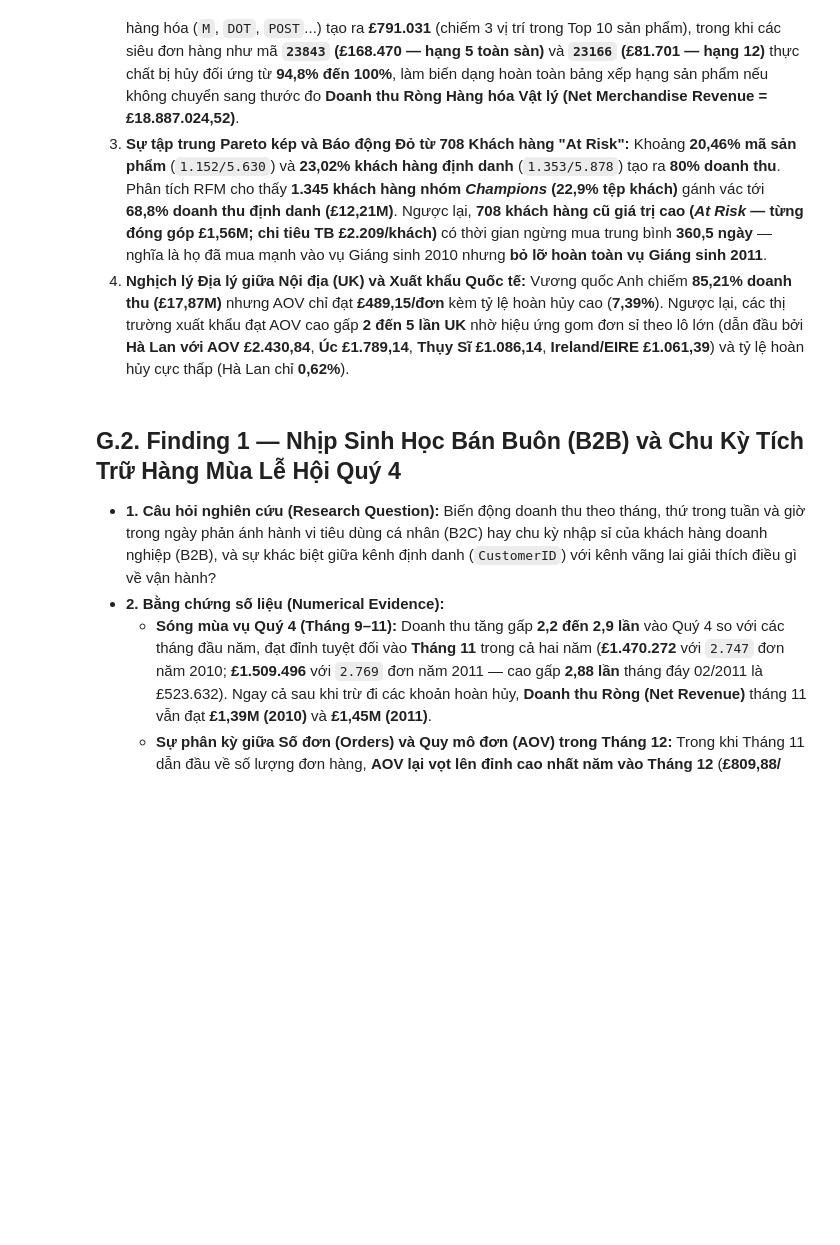
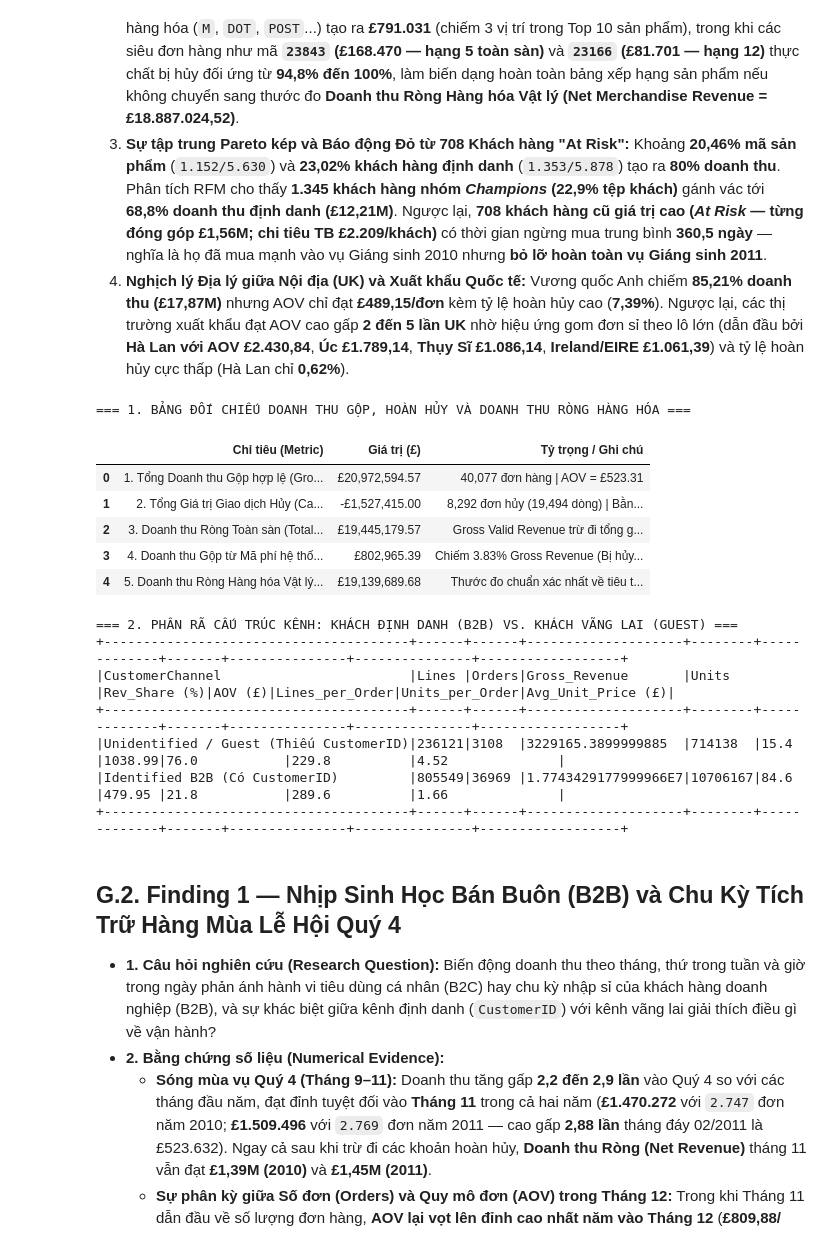
Before and after one commit to EconShark/23_big_data_analysis_mid, a Jupyter notebook: Case_Study_1/Phan tich ban hang voi PySpark.ipynb, the cells around one changed output. Saved outputs shown, nothing was run; the diff lists cells and outputs as text; code cells hidden in the pictures; blank space fills up the shorter version.

```diff
--- a/Case_Study_1/Phan tich ban hang voi PySpark.ipynb
+++ b/Case_Study_1/Phan tich ban hang voi PySpark.ipynb
@@ -1524,34 +1522,49 @@ cancel_total = float(cancel_stats['Cancel_Rev'])
 non_merch_gross = float(sales_enriched.filter(~F.col('IsMerchandise')).agg(F.sum('Revenue')).first()[0])
 non_merch_cancel = float(sales_cancelled.filter(~F.col('IsMerchandise')).agg(F.sum('CancelledRevenue')).first()[0])
 merch_net_total = (gross_total - non_merch_gross) - (cancel_total - non_merch_cancel)
 
 # 4. Phân rã kênh Khách hàng Định danh vs. Không định danh
 channel_summary_df = (sales_enriched.groupBy('CustomerChannel')
     .agg(
         F.count('*').alias('Lines'),
         F.countDistinct('InvoiceNo').alias('Orders'),
-        F.round(F.sum('Revenue'), 2).alias('Gross_Revenue'),
+        F.sum('Revenue').alias('Gross_Revenue'),
         F.sum('Quantity').alias('Units')
     )
     .withColumn('Rev_Share (%)', F.round(F.col('Gross_Revenue') / F.lit(gross_total) * 100, 2))
     .withColumn('AOV (£)', F.round(F.col('Gross_Revenue') / F.col('Orders'), 2))
     .withColumn('Lines_per_Order', F.round(F.col('Lines') / F.col('Orders'), 1))
     .withColumn('Units_per_Order', F.round(F.col('Units') / F.col('Orders'), 1))
     .withColumn('Avg_Unit_Price (£)', F.round(F.col('Gross_Revenue') / F.col('Units'), 2))
 )
 
 print("=== 1. BẢNG ĐỐI CHIẾU DOANH THU GỘP, HOÀN HỦY VÀ DOANH THU RÒNG HÀNG HÓA ===")
 scorecard_pdf = pd.DataFrame([
     {"Chỉ tiêu (Metric)": "1. Tổng Doanh thu Gộp hợp lệ (Gross Valid Revenue)", "Giá trị (£)": f"£{gross_total:,.2f}", "Tỷ trọng / Ghi chú": f"{orders:,} đơn hàng | AOV = £{gross_total/orders:,.2f}"},
     {"Chỉ tiêu (Metric)": "2. Tổng Giá trị Giao dịch Hủy (Cancelled Credit Notes)", "Giá trị (£)": f"-£{cancel_total:,.2f}", "Tỷ trọng / Ghi chú": f"{cancel_stats['Cancel_Orders']:,} đơn hủy ({cancel_stats['Cancel_Lines']:,} dòng) | Bằng {cancel_total/gross_total*100:.2f}% Gross Revenue"},
     {"Chỉ tiêu (Metric)": "3. Doanh thu Ròng Toàn sàn (Total Net Revenue)", "Giá trị (£)": f"£{gross_total - cancel_total:,.2f}", "Tỷ trọng / Ghi chú": "Gross Valid Revenue trừ đi tổng giá trị đơn hủy"},
     {"Chỉ tiêu (Metric)": "4. Doanh thu Gộp từ Mã phí hệ thống (M, DOT, POST...)", "Giá trị (£)": f"£{non_merch_gross:,.2f}", "Tỷ trọng / Ghi chú": f"Chiếm {non_merch_gross/gross_total*100:.2f}% Gross Revenue (Bị hủy đối ứng -£{non_merch_cancel:,.2f})"},
     {"Chỉ tiêu (Metric)": "5. Doanh thu Ròng Hàng hóa Vật lý (Net Merchandise Revenue)", "Giá trị (£)": f"£{merch_net_total:,.2f}", "Tỷ trọng / Ghi chú": "Thước đo chuẩn xác nhất về tiêu thụ hàng hóa thực chất"}
 ])
 display(scorecard_pdf)
 
 print("\n=== 2. PHÂN RÃ CẤU TRÚC KÊNH: KHÁCH ĐỊNH DANH (B2B) VS. KHÁCH VÃNG LAI (GUEST) ===")
 channel_summary_df.show(truncate=False)
+# %% [output]
+=== 1. BẢNG ĐỐI CHIẾU DOANH THU GỘP, HOÀN HỦY VÀ DOANH THU RÒNG HÀNG HÓA ===
+|  | Chỉ tiêu (Metric) | Giá trị (£) | Tỷ trọng / Ghi chú |
+| 0 | 1. Tổng Doanh thu Gộp hợp lệ (Gro... | £20,972,594.57 | 40,077 đơn hàng | AOV = £523.31 |
+| 1 | 2. Tổng Giá trị Giao dịch Hủy (Ca... | -£1,527,415.00 | 8,292 đơn hủy (19,494 dòng) | Bằn... |
+| 2 | 3. Doanh thu Ròng Toàn sàn (Total... | £19,445,179.57 | Gross Valid Revenue trừ đi tổng g... |
+| 3 | 4. Doanh thu Gộp từ Mã phí hệ thố... | £802,965.39 | Chiếm 3.83% Gross Revenue (Bị hủy... |
+| 4 | 5. Doanh thu Ròng Hàng hóa Vật lý... | £19,139,689.68 | Thước đo chuẩn xác nhất về tiêu t... |
+=== 2. PHÂN RÃ CẤU TRÚC KÊNH: KHÁCH ĐỊNH DANH (B2B) VS. KHÁCH VÃNG LAI (GUEST) ===
++---------------------------------------+------+------+--------------------+--------+-------------+-------+---------------+---------------+------------------+
+|CustomerChannel                        |Lines |Orders|Gross_Revenue       |Units   |Rev_Share (%)|AOV (£)|Lines_per_Order|Units_per_Order|Avg_Unit_Price (£)|
++---------------------------------------+------+------+--------------------+--------+-------------+-------+---------------+---------------+------------------+
+|Unidentified / Guest (Thiếu CustomerID)|236121|3108  |3229165.3899999885  |714138  |15.4         |1038.99|76.0           |229.8          |4.52              |
+|Identified B2B (Có CustomerID)         |805549|36969 |1.7743429177999966E7|10706167|84.6         |479.95 |21.8           |289.6          |1.66              |
++---------------------------------------+------+------+--------------------+--------+-------------+-------+---------------+---------------+------------------+
 # %% [markdown]
 ## G.2. Finding 1 — Nhịp Sinh Học Bán Buôn (B2B) và Chu Kỳ Tích Trữ Hàng Mùa Lễ Hội Quý 4
 
```
Also changed, not shown: parts of 14 cells of this notebook.
